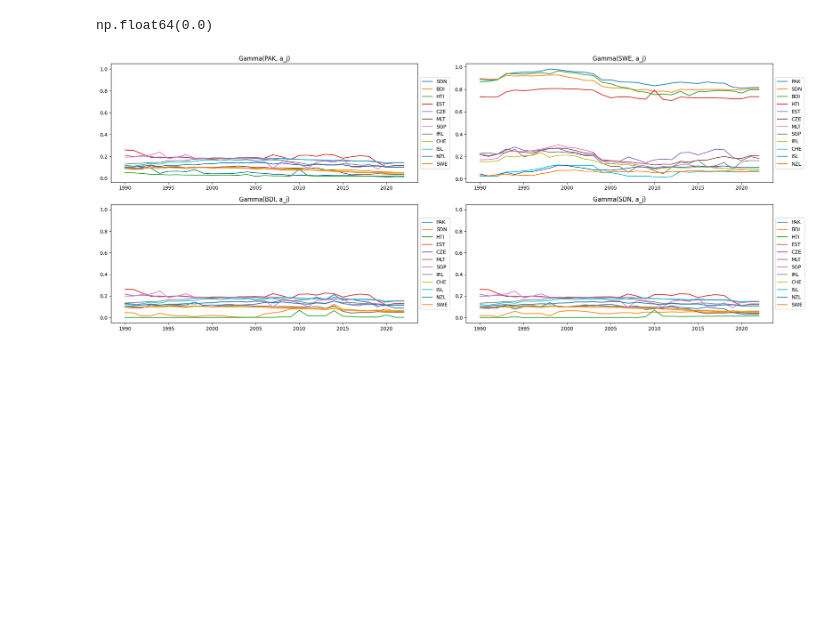
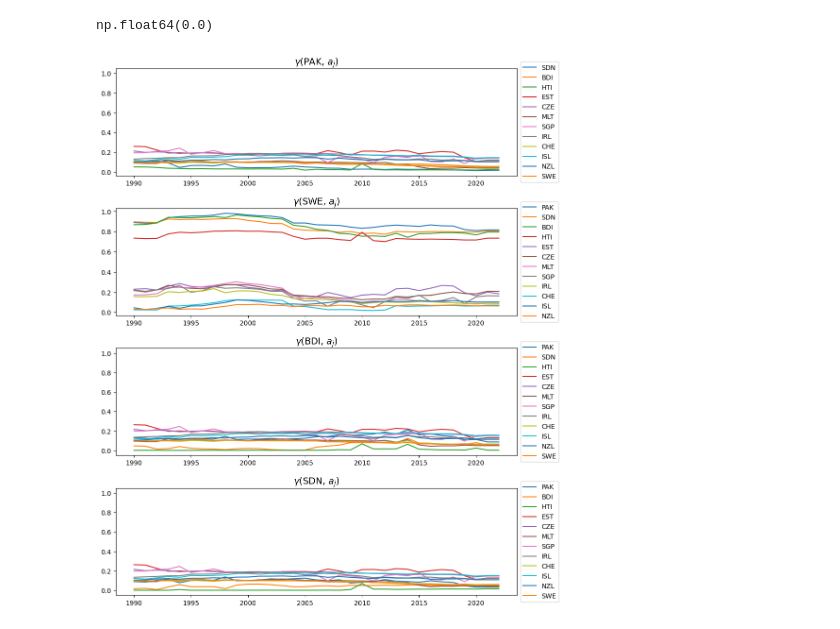
Before and after one commit to R4phou/ulb-master-thesis, a Jupyter notebook: code/src/report_graph.ipynb, the cells around one changed output. Cells and saved outputs as stored; diff of their text form; code cells hidden in the pictures; blank space fills up the shorter version.

Commit message:
rename graphs

```diff
--- a/code/src/report_graph.ipynb
+++ b/code/src/report_graph.ipynb
@@ -167,24 +166,25 @@ np.float64(0.0)
 # %%
 def plot_gammas_specific(gamma_matrix, alt_names, selected_alts):
     """
     Plot the gamma matrix for specific alternatives for better readability.
     """
     selected_indices = [alt_names.tolist().index(alt) for alt in selected_alts]  # Get indices of selected alternatives
     x = np.arange(1990, 2023)
-    fig, axes = plt.subplots(2, 2, figsize=(20, 8))  # 2x2 grid for 4 plots
-    axes = axes.flatten()
+    fig, axes = plt.subplots(len(selected_indices), 1, figsize=(10, 3 * len(selected_indices)))  # One column
+    if len(selected_indices) == 1:
+        axes = [axes]
 
     for idx, i in enumerate(selected_indices):
         for j in range(gamma_matrix.shape[0]):
             if i != j:
                 axes[idx].plot(x, gamma_matrix[i][j], label=f"{alt_names[j]}")
-                axes[idx].set_title(f"Gamma({alt_names[i]}, a_j)")
-                axes[idx].legend(loc='center left', bbox_to_anchor=(1, 0.5))
+        axes[idx].set_title(r'$\gamma$({0}, $a_j$)'.format(alt_names[i]), fontsize=14)
+        axes[idx].legend(loc='center left', bbox_to_anchor=(1, 0.5), fontsize=10)
         axes[idx].axhline(y=1, color='white', linewidth=1)  # Add white line at y=1
 
     plt.tight_layout()
     plt.show()
 
 plot_gammas_specific(gamma, data.index, ['PAK', 'SWE', 'BDI', 'SDN'])
 # %% [output]
-[figure, old version]
+[figure, new version]
```
Also changed, not shown: parts of 3 cells of this notebook.
